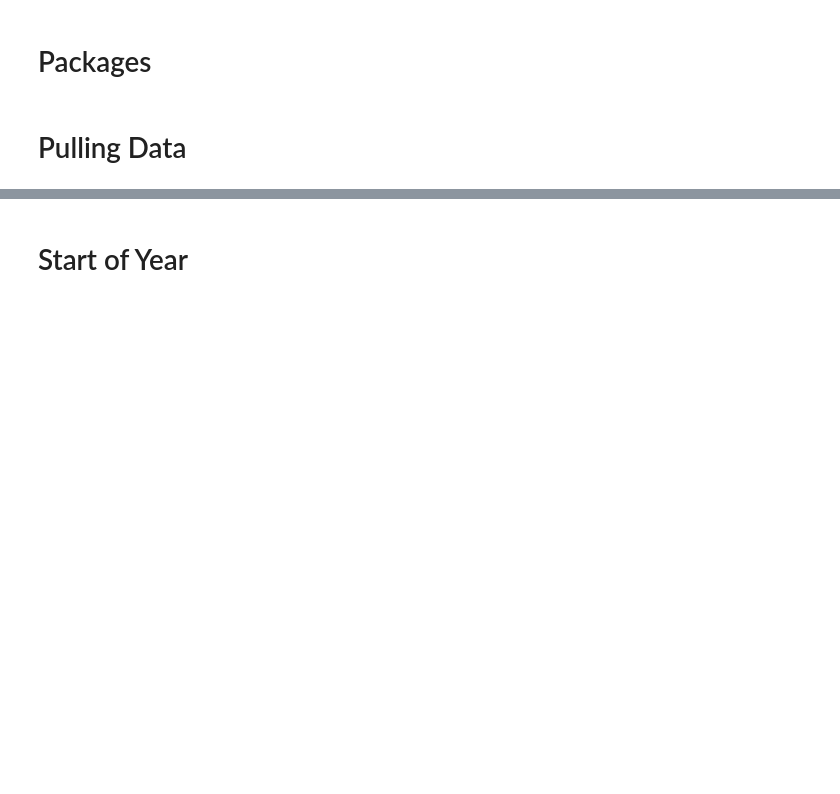
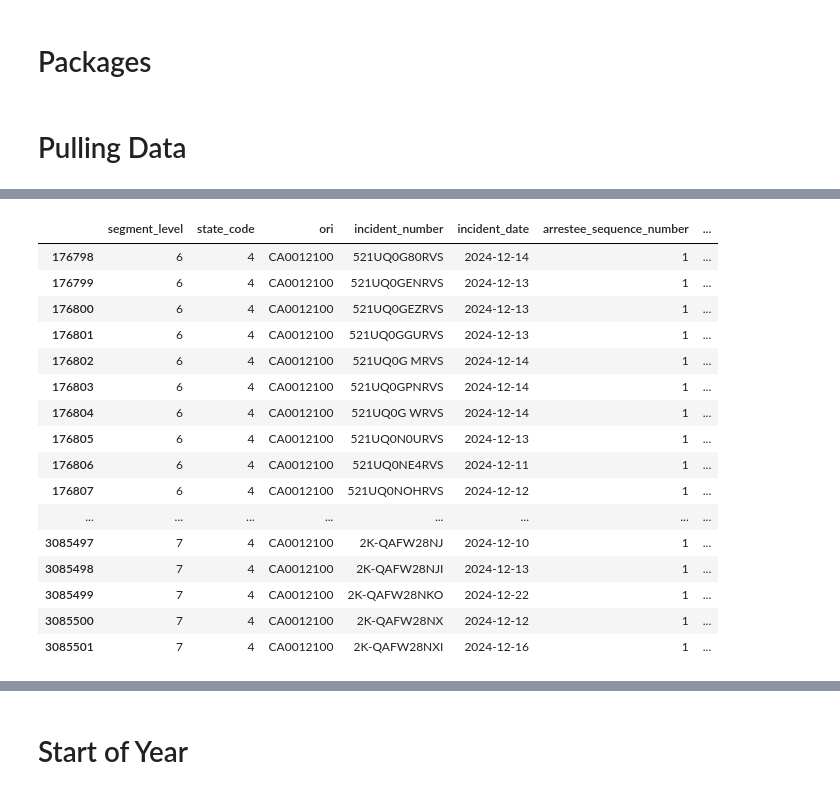
Before and after one commit to kzwang1729/UOFAnalysis, a Jupyter notebook: nibrs_temporal_search.ipynb, the cells around one changed output, grey strips where cells are left out. Saved outputs shown, nothing was run; the diff lists cells and outputs as text; code cells hidden in the pictures; blank space fills up the shorter version.

Commit message:
All States Analysis

```diff
--- a/nibrs_temporal_search.ipynb
+++ b/nibrs_temporal_search.ipynb
@@ -143,3 +83,23 @@ data_df = data_df.assign(state_name = lambda x: x.state_code.map(state_code_dict
+# %%
+data_df[lambda x: x.ori=="CA0012100"]
+# %% [output]
+|  | segment_level | state_code | ori | incident_number | incident_date | arrestee_sequence_number | ... |
+| 176798 | 6 | 4 | CA0012100 | 521UQ0G80RVS | 2024-12-14 | 1 | ... |
+| 176799 | 6 | 4 | CA0012100 | 521UQ0GENRVS | 2024-12-13 | 1 | ... |
+| 176800 | 6 | 4 | CA0012100 | 521UQ0GEZRVS | 2024-12-13 | 1 | ... |
+| 176801 | 6 | 4 | CA0012100 | 521UQ0GGURVS | 2024-12-13 | 1 | ... |
+| 176802 | 6 | 4 | CA0012100 | 521UQ0G MRVS | 2024-12-14 | 1 | ... |
+| 176803 | 6 | 4 | CA0012100 | 521UQ0GPNRVS | 2024-12-14 | 1 | ... |
+| 176804 | 6 | 4 | CA0012100 | 521UQ0G WRVS | 2024-12-14 | 1 | ... |
+| 176805 | 6 | 4 | CA0012100 | 521UQ0N0URVS | 2024-12-13 | 1 | ... |
+| 176806 | 6 | 4 | CA0012100 | 521UQ0NE4RVS | 2024-12-11 | 1 | ... |
+| 176807 | 6 | 4 | CA0012100 | 521UQ0NOHRVS | 2024-12-12 | 1 | ... |
+| ... | ... | ... | ... | ... | ... | ... | ... |
+| 3085497 | 7 | 4 | CA0012100 | 2K-QAFW28NJ | 2024-12-10 | 1 | ... |
+| 3085498 | 7 | 4 | CA0012100 | 2K-QAFW28NJI | 2024-12-13 | 1 | ... |
+| 3085499 | 7 | 4 | CA0012100 | 2K-QAFW28NKO | 2024-12-22 | 1 | ... |
+| 3085500 | 7 | 4 | CA0012100 | 2K-QAFW28NX | 2024-12-12 | 1 | ... |
+| 3085501 | 7 | 4 | CA0012100 | 2K-QAFW28NXI | 2024-12-16 | 1 | ... |
 # %%
 data_df["ethnicity_of_arrestee"] = data_df["ethnicity_of_arrestee"].fillna("U")
 data_df = data_df.assign(
```
Also changed, not shown: parts of 13 cells of this notebook, 5 other files.
